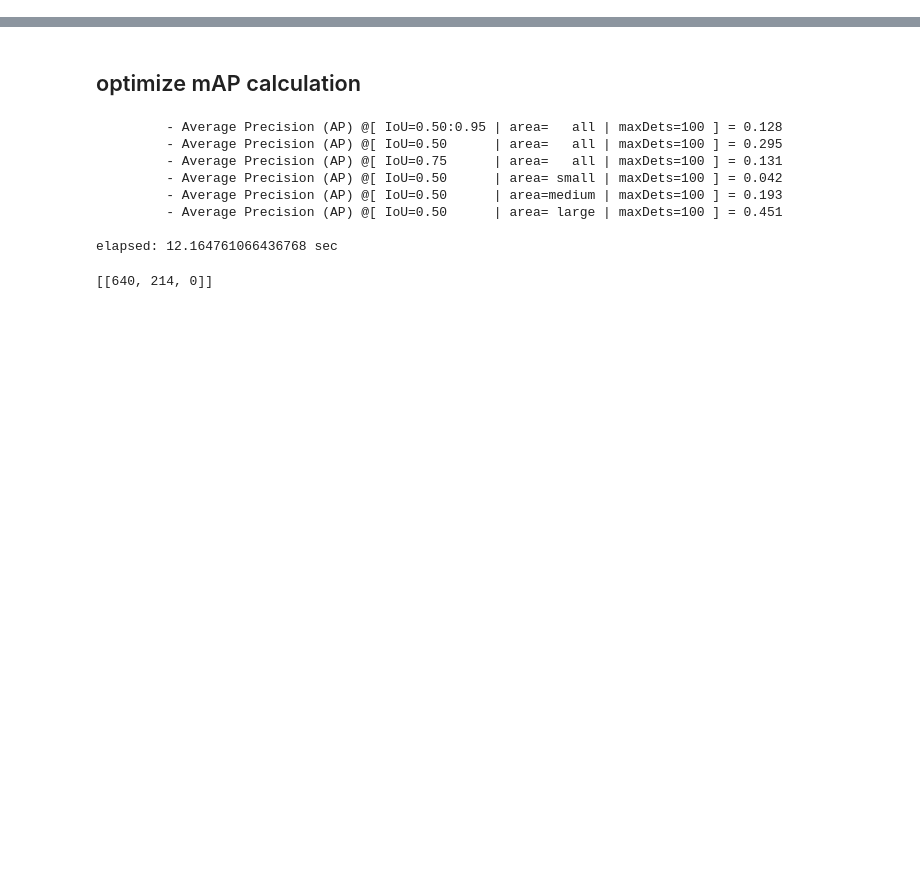
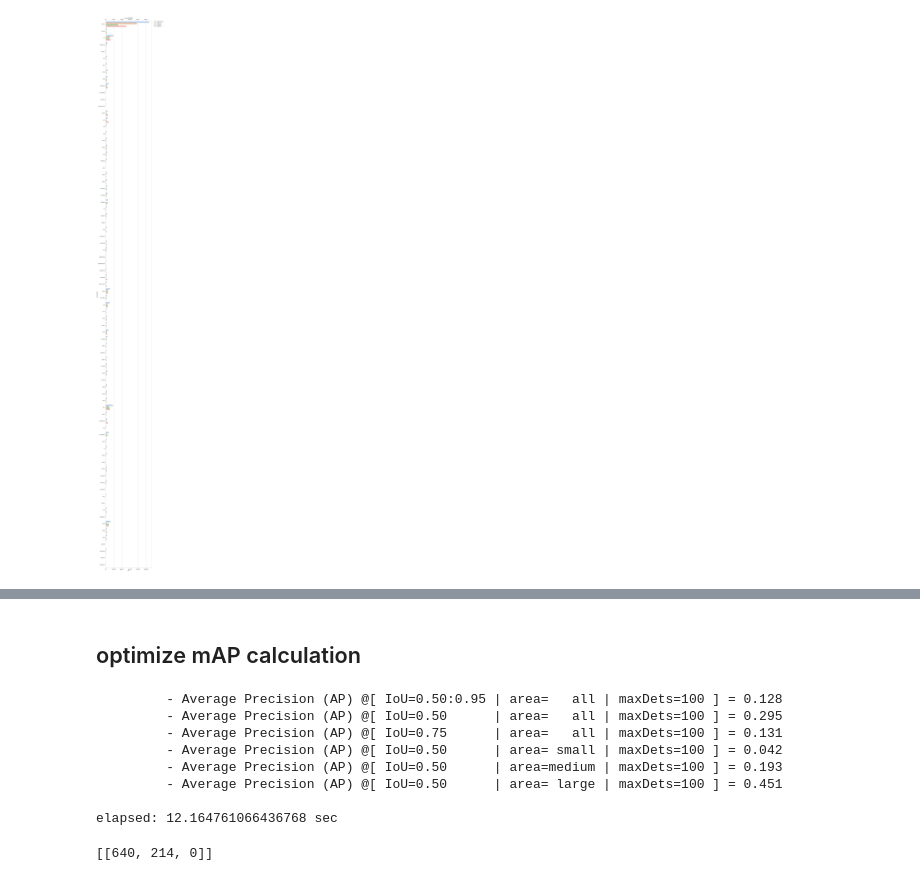
Before and after one commit to pjh5672/Trainer-of-Detectors, a Jupyter notebook: note.ipynb, the cells around one changed output, grey strips where cells are left out. Drawn from its saved outputs; the diff is of its cells as text; code cells hidden in the pictures; blank space fills up the shorter version.

```diff
--- a/note.ipynb
+++ b/note.ipynb
@@ -0,0 +160,21 @@
+# %%
+df_ = data_df.drop('AP_50', axis=1)
+df_melt = pd.melt(df_, id_vars='CATEGORY', var_name='SOURCE', value_name='VALUE')
+mask = df_melt.SOURCE.isin(['NUM_FP'])
+scale = 10
+df_melt.loc[mask, 'VALUE'] /= scale
+
+plt.figure(figsize=(10,len(data_df)))
+ax = sns.barplot(x='VALUE', y='CATEGORY', hue='SOURCE', data=df_melt, palette='pastel')
+plt.legend(bbox_to_anchor=(1.05, 1), loc=2, borderaxespad=0.)
+ax.set_xlabel('FP')
+ax.set_xticklabels(ax.get_xticks()*scale)
+ax2 = ax.twiny()
+ax2.set_xlim(ax.get_xlim())
+ax2.set_xticklabels(ax.get_xticks())
+ax2.set_xlabel('True & TP & FN')
+plt.tight_layout()
+fig = ax.get_figure()
+fig.savefig('barplot_TPFNFP.png')
+# %% [output]
+[figure, added]
```
Also changed, not shown: parts of 16 cells of this notebook, 5 other files.
